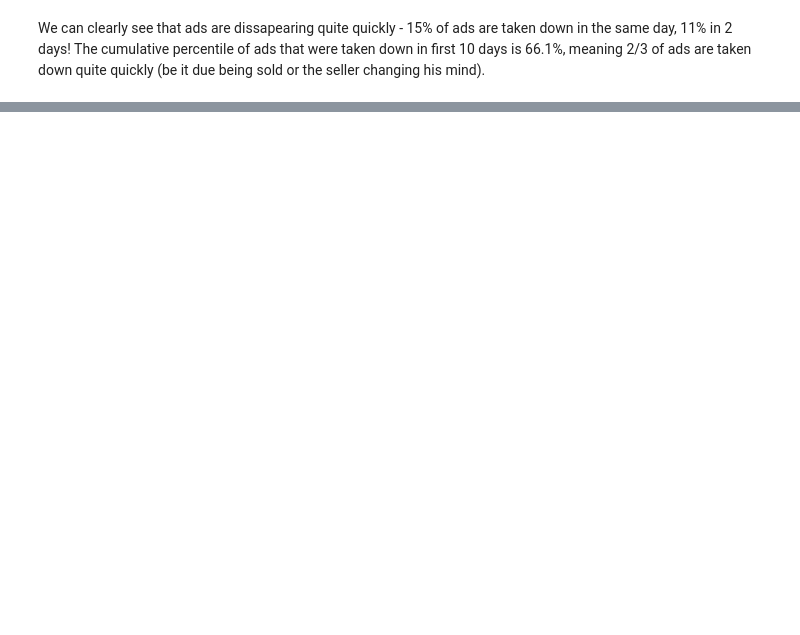
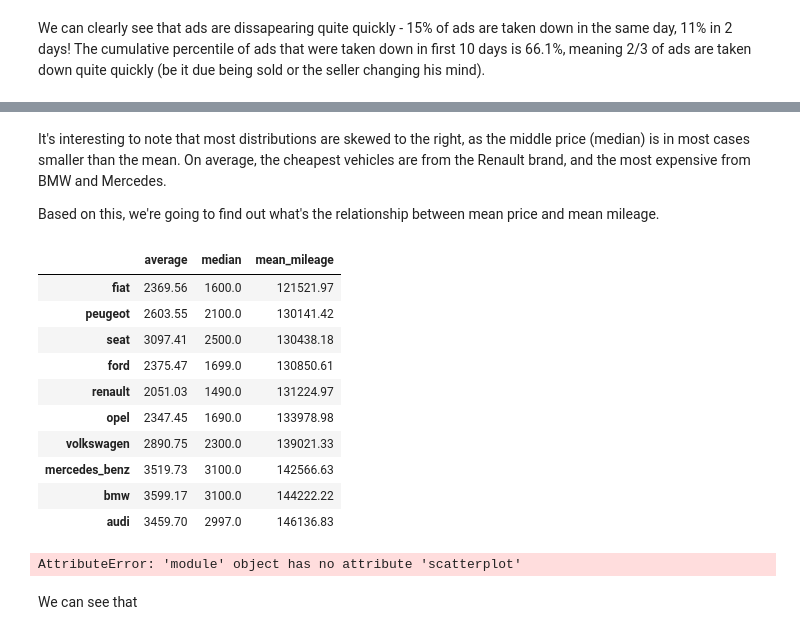
Before and after one commit to robscott95/Data-Science---Portfolio, a Jupyter notebook: German eBay Cars/eBay Cars Analysis.ipynb, the cells around one changed output, grey strips where cells are left out. Drawn from its saved outputs; the diff is of its cells as text; code cells hidden in the pictures; blank space fills up the shorter version.

Commit message:
updated analysis

```diff
--- a/German eBay Cars/eBay Cars Analysis.ipynb
+++ b/German eBay Cars/eBay Cars Analysis.ipynb
@@ -331,0 +361,11 @@ We can clearly see that ads are dissapearing quite quickly - 15% of ads are take
+# %%
+# initiate variables for better readability
+brand_price = {}
+brands_unique = autos['brand'].value_counts().head(10).index
+
+for brand in brands_unique:
+    average = autos.loc[(autos['brand'] == brand), 'price_usd'].mean()
+    median = autos.loc[(autos['brand'] == brand), 'price_usd'].median()
+    brand_price[brand] = {'average': average, 'median': median}
+
+brand_price
@@ -331,0 +383,33 @@ We can clearly see that ads are dissapearing quite quickly - 15% of ads are take
+# %% [markdown]
+It's interesting to note that most distributions are skewed to the right, as the middle price (median) is in most cases smaller than the mean. On average, the cheapest vehicles are from the Renault brand, and the most expensive from BMW and Mercedes.
+
+Based on this, we're going to find out what's the relationship between mean price and mean mileage.
+# %%
+price_mileage = {}
+
+#Create a dataframe from the brand_price for easier manipulation and analysis
+brands_df = pd.DataFrame(brand_price).T
+
+for brand in brands_unique:
+    mean_mileage = autos.loc[(autos['brand'] == brand), 'odometer_km'].mean()
+    brands_df.at[brand, 'mean_mileage'] = mean_mileage
+
+brands_df.sort_values(by='mean_mileage')
+# %% [output]
+|  | average | median | mean_mileage |
+| fiat | 2369.56 | 1600.0 | 121521.97 |
+| peugeot | 2603.55 | 2100.0 | 130141.42 |
+| seat | 3097.41 | 2500.0 | 130438.18 |
+| ford | 2375.47 | 1699.0 | 130850.61 |
+| renault | 2051.03 | 1490.0 | 131224.97 |
+| opel | 2347.45 | 1690.0 | 133978.98 |
+| volkswagen | 2890.75 | 2300.0 | 139021.33 |
+| mercedes_benz | 3519.73 | 3100.0 | 142566.63 |
+| bmw | 3599.17 | 3100.0 | 144222.22 |
+| audi | 3459.70 | 2997.0 | 146136.83 |
+# %%
+sns.scatterplot(x = 'average', y = 'mean_mileage', data=brands_df)
+# %% [output]
+AttributeError: 'module' object has no attribute 'scatterplot'
+# %% [markdown]
+We can see that
```
Also changed, not shown: parts of 10 cells of this notebook.
